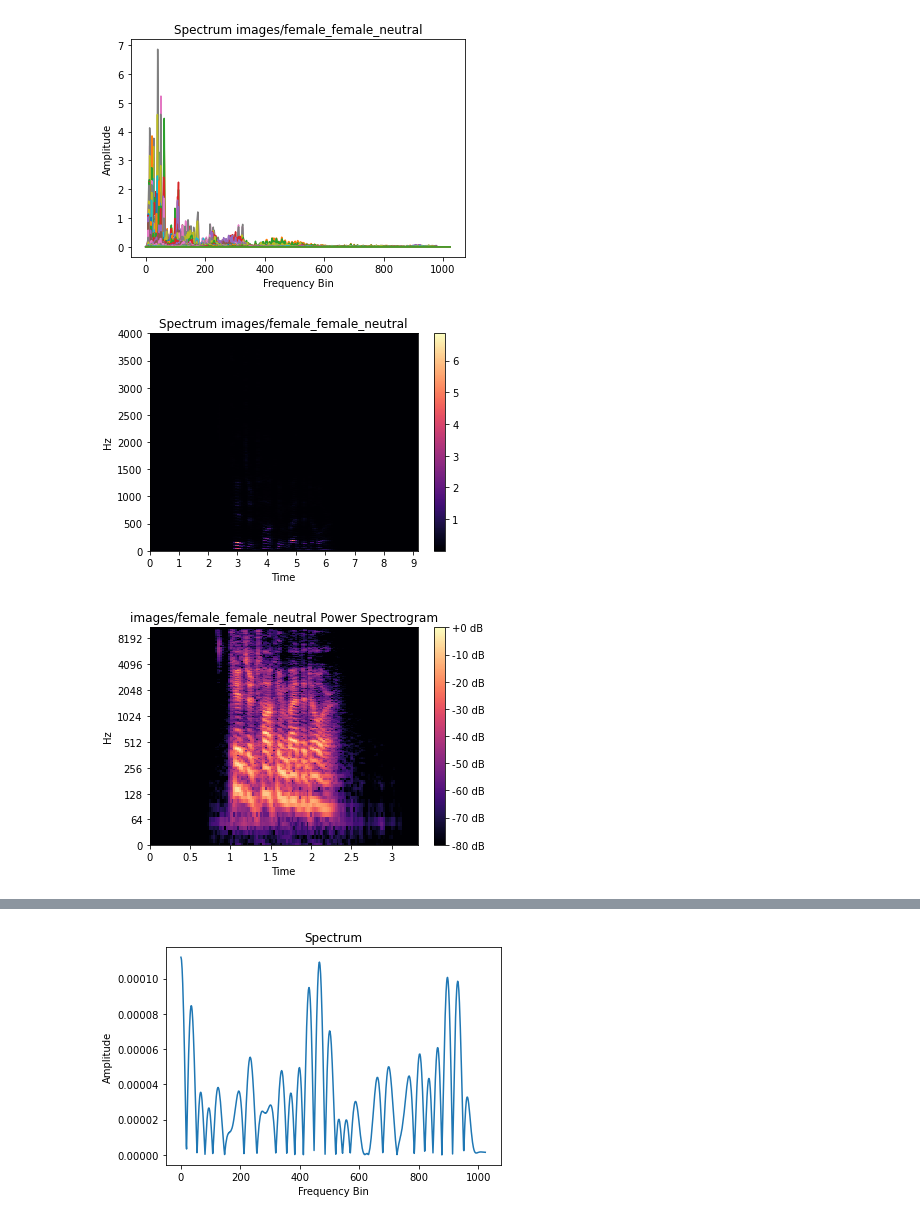
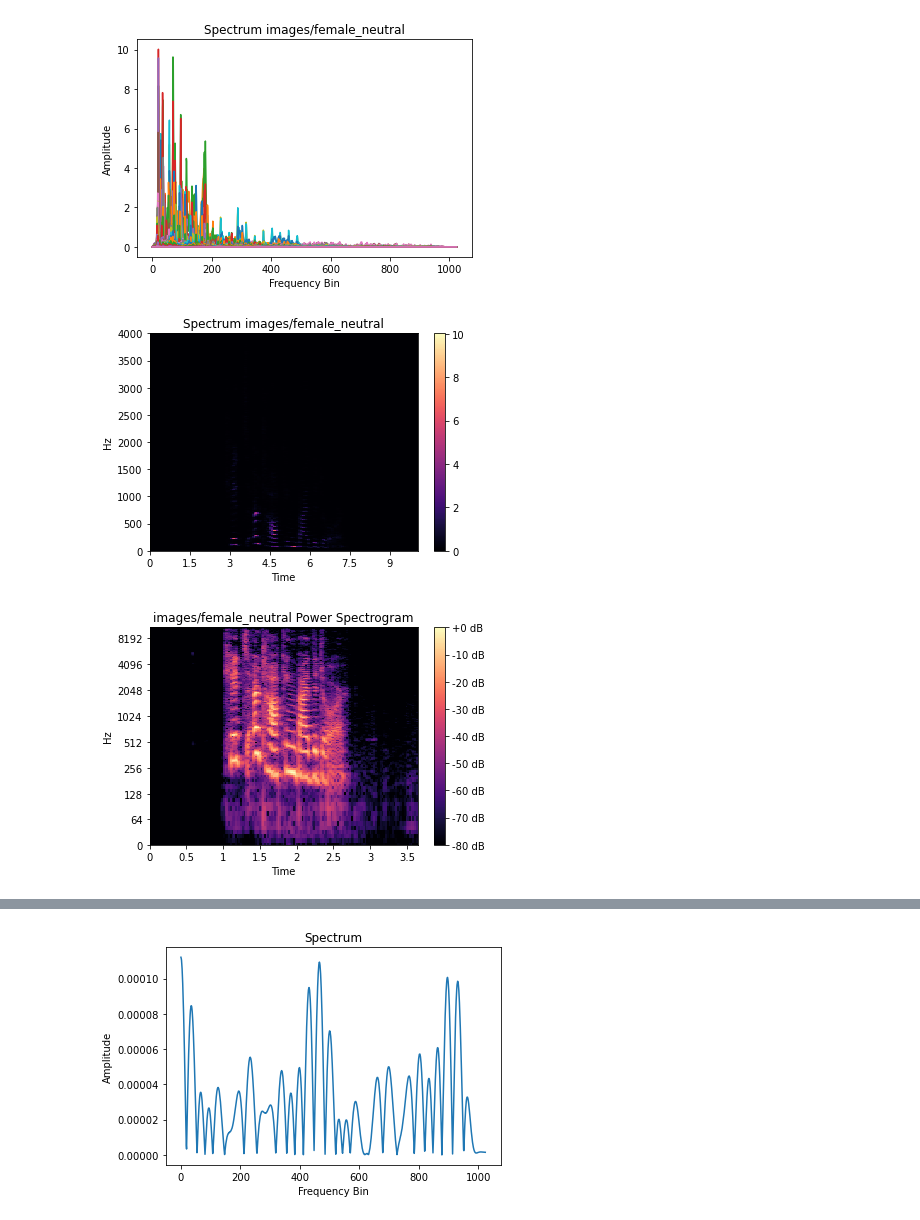
Before and after one commit to simiya/Projet-Son-Jedha, a Jupyter notebook: explore.ipynb, the cells around one changed output, grey strips where cells are left out. Drawn from its saved outputs; the diff is of its cells as text; code cells hidden in the pictures.

```diff
--- a/explore.ipynb
+++ b/explore.ipynb
@@ -17,10 +19,10 @@ OLD_SAMPLING_RATE = 44100
 HUMAIN_VOICE_SAMPLING_RATE = 8000
 sampling_rate = HUMAIN_VOICE_SAMPLING_RATE
 
-female_neutral_file = 'data/RAVDESS/Audio_Speech_Actors_01-24/Actor_01/03-01-01-01-01-01-01.wav'
-female_angry_strong_file = 'data/RAVDESS/Audio_Speech_Actors_01-24/Actor_01/03-01-05-02-01-01-01.wav'
+female_neutral_file = 'data/RAVDESS/Audio_Speech_Actors_01-24/Actor_02/03-01-01-01-01-01-02.wav'
+female_angry_strong_file = 'data/RAVDESS/Audio_Speech_Actors_01-24/Actor_02/03-01-05-02-01-01-02.wav'
 
-male_neutral_file = 'data/RAVDESS/Audio_Speech_Actors_01-24/Actor_02/03-01-01-01-01-01-02.wav'
+male_neutral_file = 'data/RAVDESS/Audio_Speech_Actors_01-24/Actor_01/03-01-01-01-01-01-01.wav'
 male_angry_strong_file = 'data/RAVDESS/Audio_Speech_Actors_01-24/Actor_01/03-01-05-02-01-01-01.wav'
 
 female_neutral_image = 'images/female_neutral.jpeg'
@@ -59,11 +61,11 @@ def display_spectrogram(samples, filename):
     plt.savefig(filename+ '_power_spectrogram.jpeg')
     plt.show()
 # %%
- display_spectrogram(samples_female_neutral, 'images/female_female_neutral')
+ display_spectrogram(samples_female_neutral, 'images/female_neutral')
 # %% [output]
-[figure, old version]
+[figure, new version]
-[figure, old version]
+[figure, new version]
-[figure, old version]
+[figure, new version]
 # %%
 display_spectrogram(samples_female_angry_strong, 'images/female_angry_strong')
 # %% [output]
```
Also changed, not shown: parts of 36 cells of this notebook, 27 other files.
